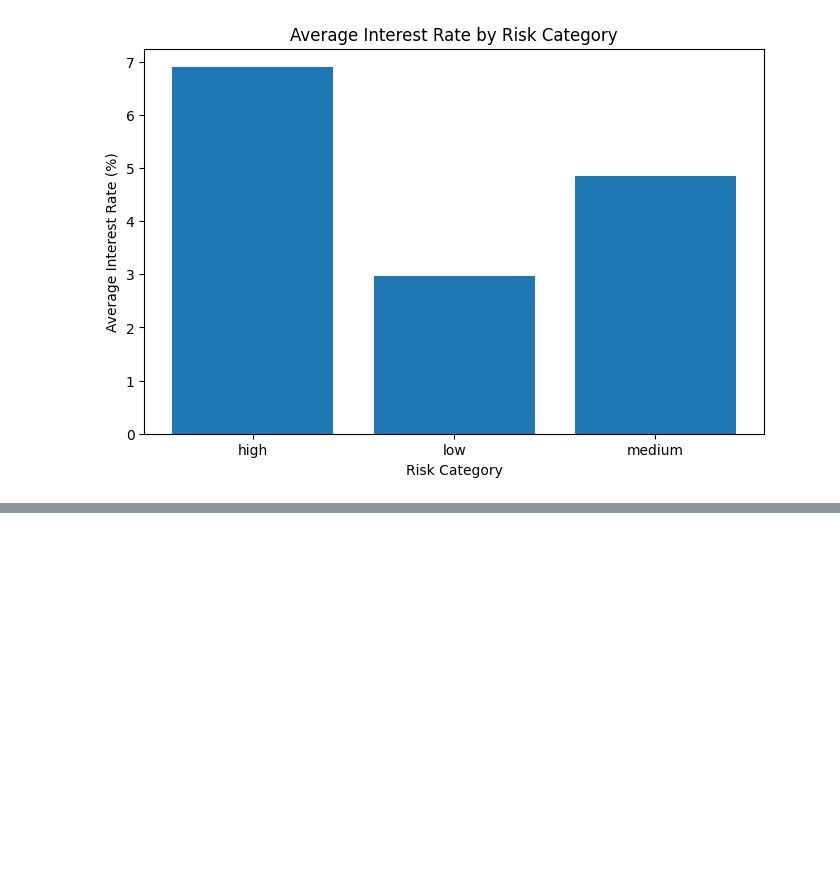
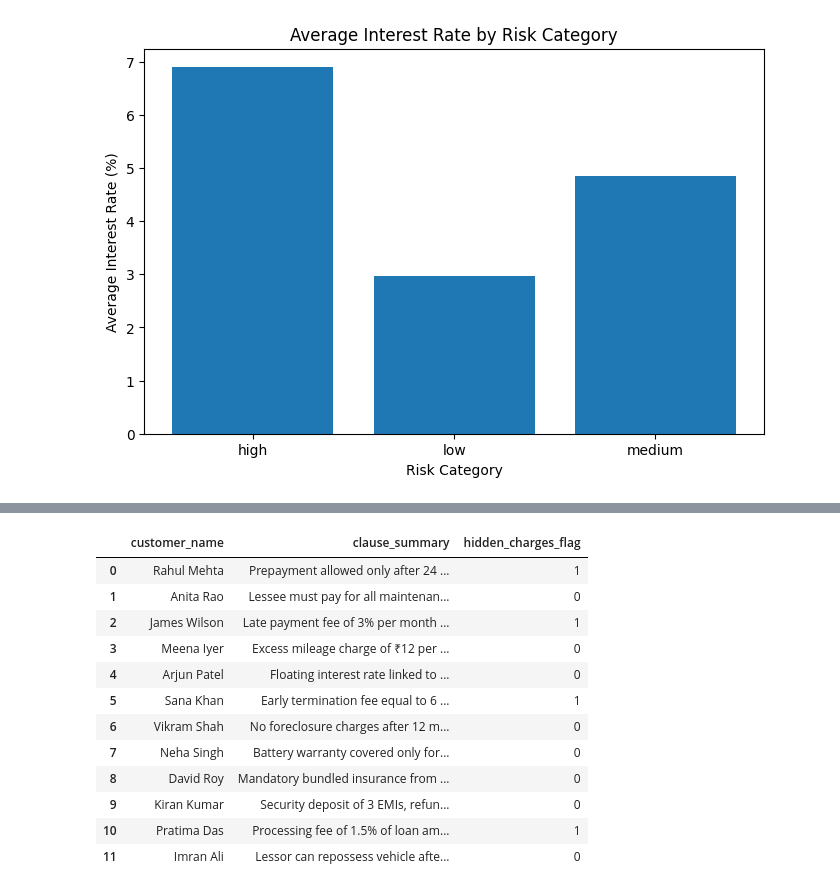
Before and after one commit to springboardmentor74219x/infosys-carlease-contract-ai-group2, a Jupyter notebook: notebook/W2_assignment(1)_sri.ipynb, the cells around one changed output, grey strips where cells are left out. Cells and saved outputs as stored; diff of their text form; code cells hidden in the pictures; blank space fills up the shorter version.

```diff
--- a/notebook/W2_assignment(1)_sri.ipynb
+++ b/notebook/W2_assignment(1)_sri.ipynb
@@ -25,0 +56,24 @@ plt.show()
+# %%
+keywords = ["fee", "penalty", "late", "extra"]
+def detect_hidden_charges(text):
+    text = str(text).lower()
+    for word in keywords:
+        if word in text:
+            return 1
+    return 0
+df["hidden_charges_flag"] = df["clause_summary"].apply(detect_hidden_charges)
+df[["customer_name", "clause_summary", "hidden_charges_flag"]]
+# %% [output]
+|  | customer_name | clause_summary | hidden_charges_flag |
+| 0 | Rahul Mehta | Prepayment allowed only after 24 ... | 1 |
+| 1 | Anita Rao | Lessee must pay for all maintenan... | 0 |
+| 2 | James Wilson | Late payment fee of 3% per month ... | 1 |
+| 3 | Meena Iyer | Excess mileage charge of ₹12 per ... | 0 |
+| 4 | Arjun Patel | Floating interest rate linked to ... | 0 |
+| 5 | Sana Khan | Early termination fee equal to 6 ... | 1 |
+| 6 | Vikram Shah | No foreclosure charges after 12 m... | 0 |
+| 7 | Neha Singh | Battery warranty covered only for... | 0 |
+| 8 | David Roy | Mandatory bundled insurance from ... | 0 |
+| 9 | Kiran Kumar | Security deposit of 3 EMIs, refun... | 0 |
+| 10 | Pratima Das | Processing fee of 1.5% of loan am... | 1 |
+| 11 | Imran Ali | Lessor can repossess vehicle afte... | 0 |
```
Also changed, not shown: parts of 3 cells of this notebook.
